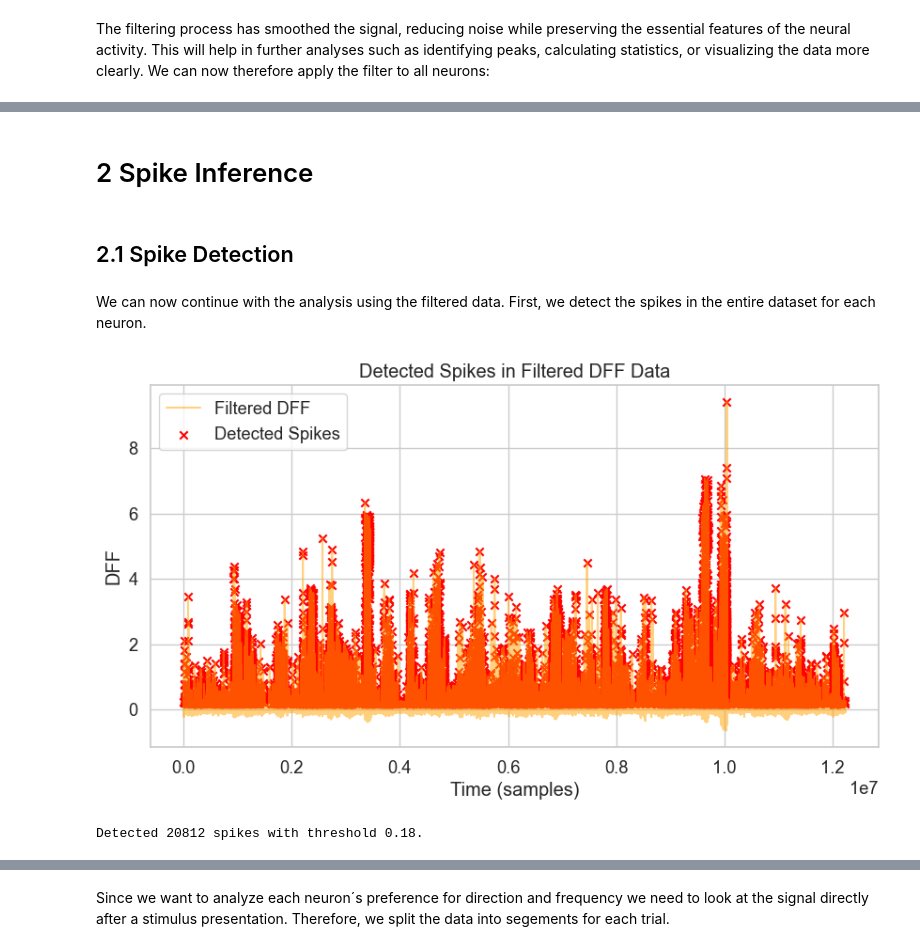
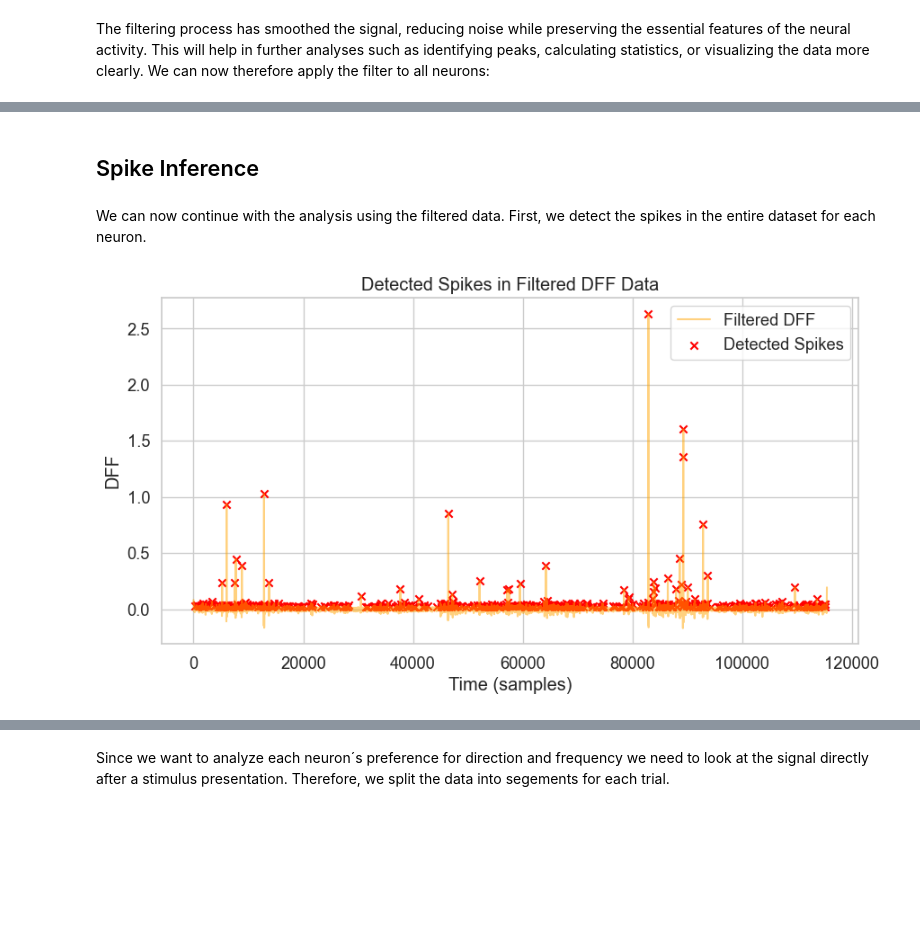
Before and after one commit to SaschaLeander/NeuralDataScience, a Jupyter notebook: FinalProject/practical01.ipynb, the cells around one changed output, grey strips where cells are left out. Cells and saved outputs as stored; diff of their text form; code cells hidden in the pictures; blank space fills up the shorter version.

Commit message:
very few spikes, tuning curves look bad

```diff
--- a/FinalProject/practical01.ipynb
+++ b/FinalProject/practical01.ipynb
@@ -259,5 +228,6 @@ The filtering process has smoothed the signal, reducing noise while preserving t
 We can now therefore apply the filter to all neurons:
 # %%
 # apply filter to all neurons
-df_dff["filtered_dff"] = butterworth_filter(df_dff, cutoff=0.1, fs=1.0, order=5)
-df_dff.head()
+filtered_dff_all = np.array(
+    [butterworth_filter(d, cutoff=cut_off, fs=fs) for d in data["dff"]]
+)
@@ -271,19 +234,17 @@ df_dff.head()
 # %% [markdown]
-# 2 Spike Inference
+## Spike Inference
-# %% [markdown]
-## 2.1 Spike Detection
 # %% [markdown]
 We can now continue with the analysis using the filtered data. First, we detect the spikes in the entire dataset for each neuron.
 # %%
 def detect_spikes(
-    df: pd.DataFrame, fs: float, N: int = 5, lockout: float = 1.0
+    x: np.ndarray, fs: float, N: int = 5, lockout: float = 1.0
 ) -> tuple[np.ndarray, np.ndarray, np.float64]:
     """Detect spikes in the signal x and compute a threshold.
 
     Parameters
     ----------
 
-    df: pd.DataFrame
+    x: np.array (n_samples, n_channels)
         The filtered signal from Task 1.
 
     fs: float
@@ -320,51 +281,35 @@ def detect_spikes(
 
     """
     # compute the robust s.d. and calculate the threshold
-
-    # extract the filtered dff data
-    x = df["filtered_dff"].values
-
     sigma = np.median(np.abs(x - np.mean(x))) / 0.6745
     threshold = N * sigma
 
-    # Lockout in samples
-    lockout_samples = int((lockout / 1000) * fs)
-
-    # find all spikes
-
-    # Candidate positive peaks
-    pos_peaks, _ = signal.find_peaks(x, distance=lockout_samples)
+    # candidate positive peaks
+    pos_peaks, _ = signal.find_peaks(x, distance=lockout)
     pos_peaks = pos_peaks[x[pos_peaks] >= threshold]
 
-    # negative peaks are not used because they coocur too close to the positive peaks
-
+    # negative peaks are not used because they occur too close to the positive peaks
     peaks = pos_peaks
 
     spike_times = peaks * (1000 / fs)  # convert to ms
 
     return peaks, spike_times, threshold
 # %%
-# detect spikes in the filtered dff
-spikes, spike_times, threshold = detect_spikes(df_dff, fs=1000, N=5, lockout=1.0)
+# detect spikes in the filtered dff data for example neuron 0
+filtered_dff = filtered_dff_all[0]  # Example neuron
+spikes, spike_times, threshold = detect_spikes(filtered_dff, fs=fs, N=N, lockout=1.0)
 
 # plot the detected spikes
 plt.figure(figsize=(10, 5))
-plt.plot(df_dff["filtered_dff"], label="Filtered DFF", color="orange", alpha=0.5)
+plt.plot(filtered_dff, label="Filtered DFF", color="orange", alpha=0.5)
 plt.scatter(
-    spikes,
-    df_dff["filtered_dff"][spikes],
-    color="red",
-    label="Detected Spikes",
-    marker="x",
+    spikes, filtered_dff[spikes], color="red", label="Detected Spikes", marker="x"
 )
 plt.title("Detected Spikes in Filtered DFF Data")
 plt.xlabel("Time (samples)")
 plt.ylabel("DFF")
 plt.legend()
 plt.show()
-
-print(f"Detected {len(spikes)} spikes with threshold {threshold:.2f}.")
 # %% [output]
-[figure, old version]
+[figure, new version]
-Detected 20812 spikes with threshold 0.18.
 # %%
```
Also changed, not shown: parts of 40 cells of this notebook, 3 other files.
